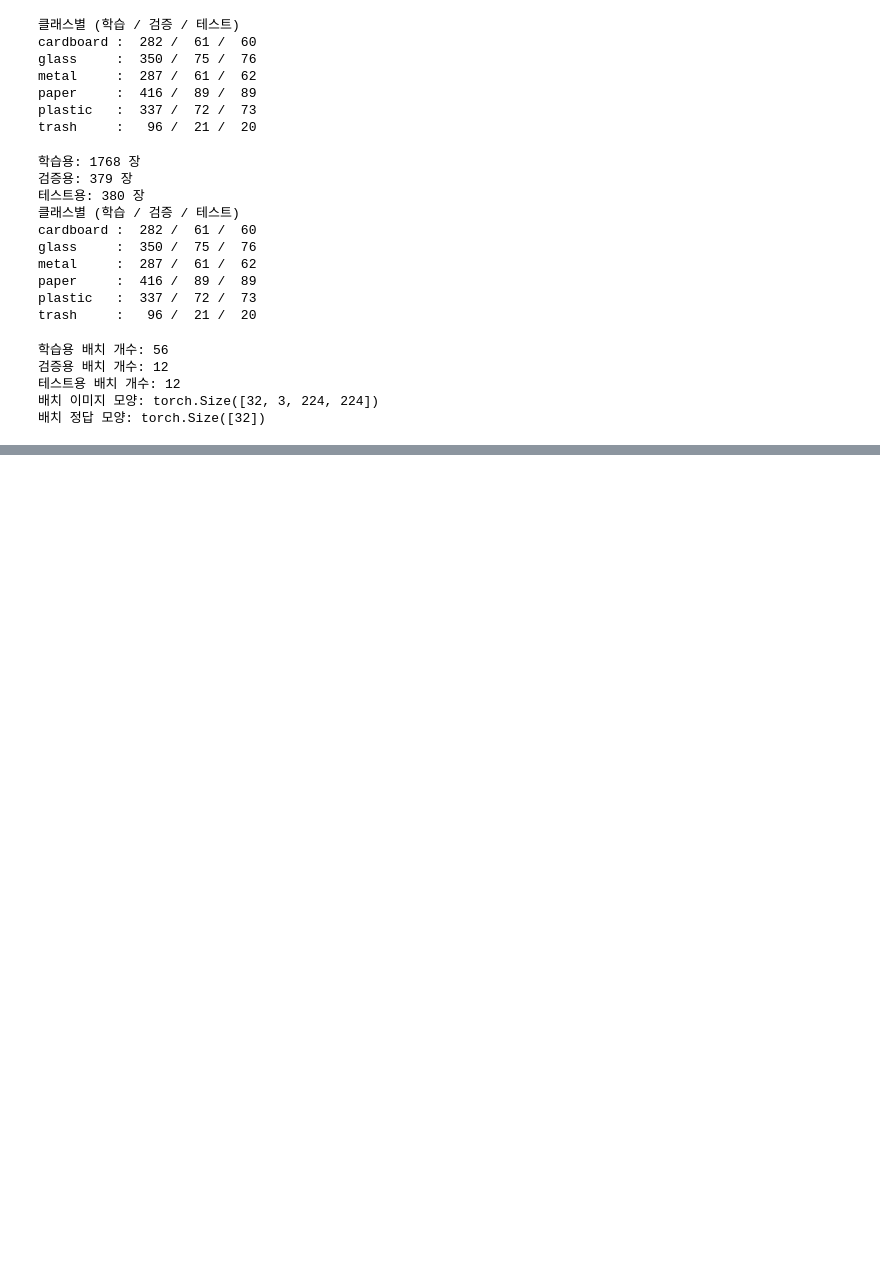
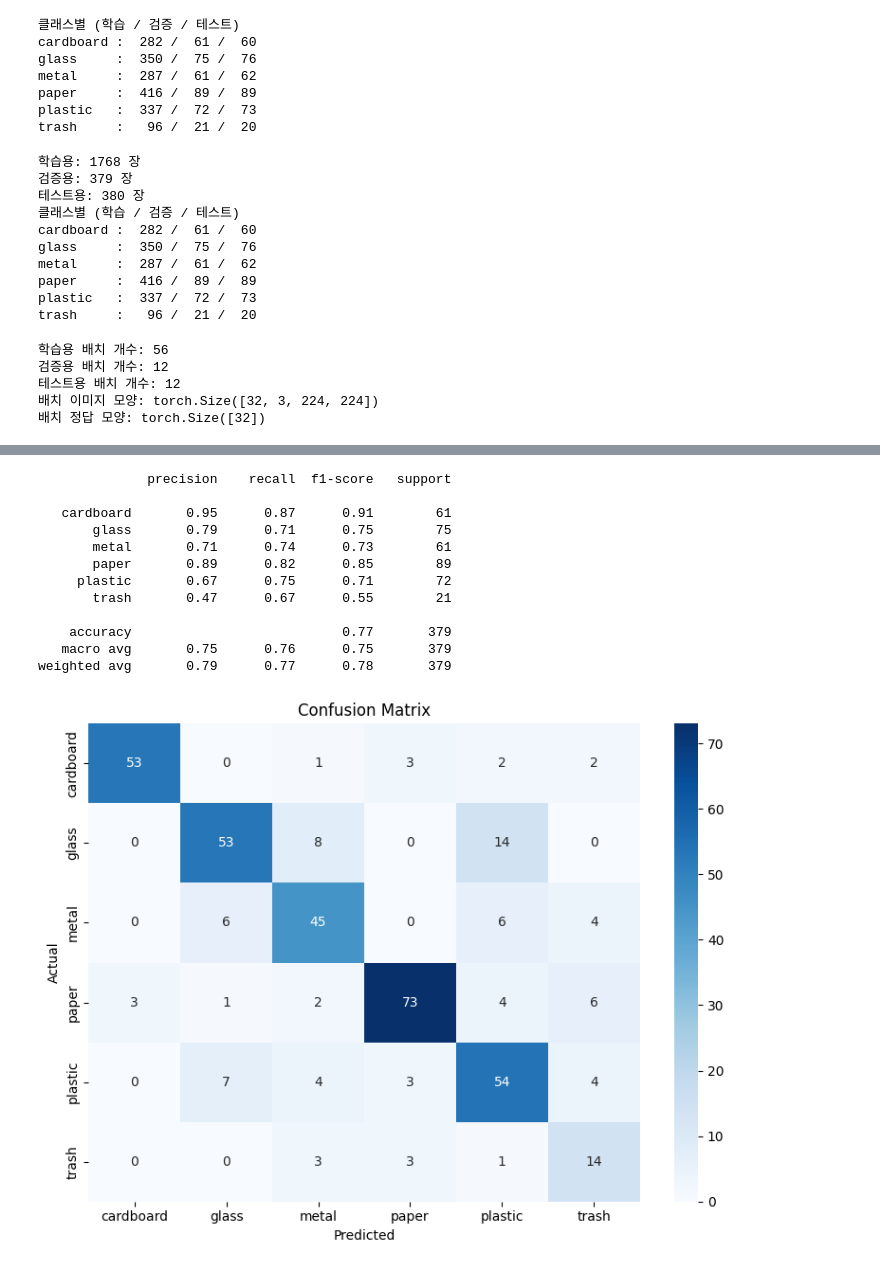
Before and after one commit to songwonni040122-ops/2026.08.Garbage-classification-model, a Jupyter notebook: 2026_08_trash_classification_model.ipynb, the cells around one changed output, grey strips where cells are left out. Saved outputs shown, nothing was run; the diff lists cells and outputs as text; code cells hidden in the pictures; blank space fills up the shorter version.

```diff
--- a/2026_08_trash_classification_model.ipynb
+++ b/2026_08_trash_classification_model.ipynb
@@ -330,0 +846,54 @@ print("배치 정답 모양:", labels_batch.shape)
+# %%
+# 클래스 이름 (ImageFolder가 정한 순서 = 알파벳순 0~5번)
+class_names = train_base.classes
+
+model.eval()                          # 평가 모드
+all_preds = []                        # 모델 예측 모으기
+all_labels = []                       # 실제 정답 모으기
+
+with torch.no_grad():                 # 기울기 계산 끄기
+    for images, labels in val_loader:
+        images = images.to(device)
+        labels = labels.to(device)
+
+        outputs = model(images)
+        _, predicted = torch.max(outputs, 1)   # 예측 종류
+
+        all_preds.extend(predicted.cpu().numpy())   # GPU→CPU→넘파이로 모음
+        all_labels.extend(labels.cpu().numpy())
+
+# 1. 클래스별 정확도 + 요약 표
+print(classification_report(all_labels, all_preds, target_names=class_names))
+
+# 2. 혼동 행렬 계산 (행=실제, 열=예측)
+cm = confusion_matrix(all_labels, all_preds)
+
+# 3. 혼동 행렬을 히트맵으로 시각화
+plt.figure(figsize=(8, 6))            # 그림 크기 (가로 8, 세로 6 인치)
+sns.heatmap(
+    cm,                               # 그릴 데이터 = 혼동 행렬
+    annot=True,                       # 각 칸에 숫자 표시
+    fmt="d",                          # 숫자를 정수 형식으로 (소수점 없이)
+    cmap="Blues",                     # 색 계열 = 파랑 (값 클수록 진함)
+    xticklabels=class_names,          # 가로축 눈금 = 클래스 이름 (예측)
+    yticklabels=class_names,          # 세로축 눈금 = 클래스 이름 (실제)
+)
+plt.xlabel("Predicted")               # 가로축 이름 (예측)
+plt.ylabel("Actual")                  # 세로축 이름 (실제)
+plt.title("Confusion Matrix")         # 그림 제목
+plt.tight_layout()                    # 라벨 잘림 방지로 여백 정리
+plt.show()                            # 그림 화면에 출력
+# %% [output]
+              precision    recall  f1-score   support
+
+   cardboard       0.95      0.87      0.91        61
+       glass       0.79      0.71      0.75        75
+       metal       0.71      0.74      0.73        61
+       paper       0.89      0.82      0.85        89
+     plastic       0.67      0.75      0.71        72
+       trash       0.47      0.67      0.55        21
+
+    accuracy                           0.77       379
+   macro avg       0.75      0.76      0.75       379
+weighted avg       0.79      0.77      0.78       379
+[figure, added]
```
Also changed, not shown: parts of 19 cells of this notebook.
